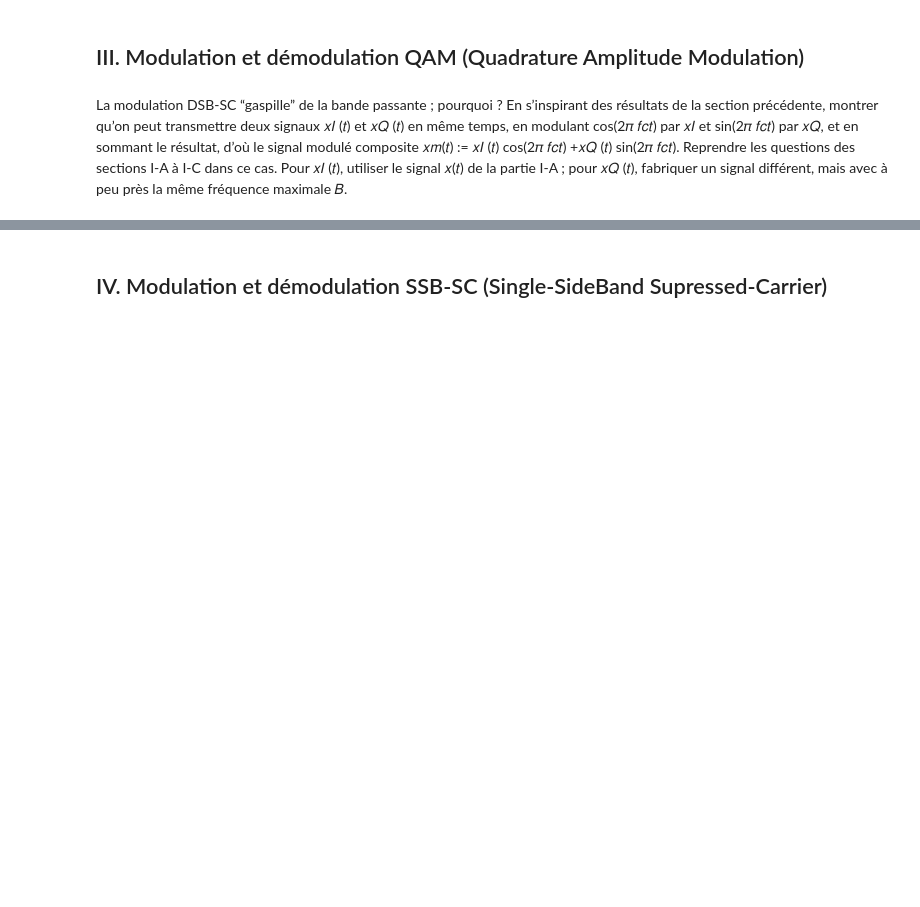
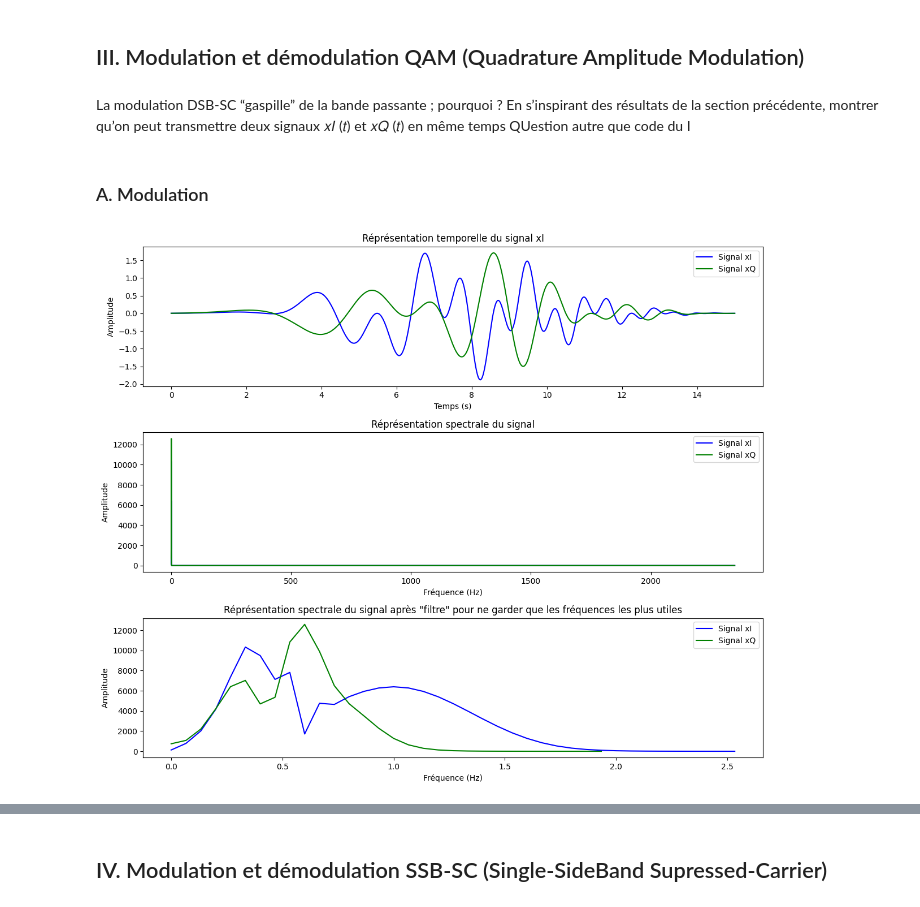
Before and after one commit to TomSchippke/PROJETS_S2, a Jupyter notebook: Mini_Projet_LAGARDE_SCHIPPKE.ipynb, the cells around one changed output, grey strips where cells are left out. Drawn from its saved outputs; the diff is of its cells as text; code cells hidden in the pictures; blank space fills up the shorter version.

```diff
--- a/Mini_Projet_LAGARDE_SCHIPPKE.ipynb
+++ b/Mini_Projet_LAGARDE_SCHIPPKE.ipynb
@@ -567,9 +580,77 @@ fréquentielle ?
 La modulation DSB-SC “gaspille” de la bande passante ;
 pourquoi ? En s’inspirant des résultats de la section précédente,
 montrer qu’on peut transmettre deux signaux 𝑥𝐼 (𝑡) et 𝑥𝑄 (𝑡)
-en même temps, en modulant cos(2𝜋 𝑓𝑐𝑡) par 𝑥𝐼 et sin(2𝜋 𝑓𝑐𝑡)
-par 𝑥𝑄, et en sommant le résultat, d’où le signal modulé composite 𝑥𝑚(𝑡) := 𝑥𝐼 (𝑡) cos(2𝜋 𝑓𝑐𝑡) +𝑥𝑄 (𝑡) sin(2𝜋 𝑓𝑐𝑡). Reprendre
-les questions des sections I-A à I-C dans ce cas.
-Pour 𝑥𝐼 (𝑡), utiliser le signal 𝑥(𝑡) de la partie I-A ; pour
-𝑥𝑄 (𝑡), fabriquer un signal différent, mais avec à peu près la
-même fréquence maximale 𝐵.
+en même temps
+QUestion autre que code du I
+# %% [markdown]
+### A. Modulation
+# %%
+fc = 47.0 # carrier frequency
+finfty = fc*1e2 # very high "continuous" frequency
+T = 15. # duration of signal
+N = round(finfty*T) # number of samples
+
+t = np.arange(0.0, N)/finfty
+pulsation1 = 2*np.pi*t/T
+pulsation2 = 2*np.pi/np.sqrt(7)*t/T
+
+xRawI = np.cos(pulsation1*t) + np.sin(pulsation2*t)
+xRawQ = np.cos(pulsation1*t*3/5) + np.cos(pulsation2*t*10/9)
+
+
+window = sig.windows.kaiser(N,9)
+xI = xRawI*window
+xQ = xRawQ*window
+
+
+plt.figure(figsize=(12, 10))
+
+#Représentation temporelle du signal
+plt.subplot(3, 1, 1)
+plt.plot(t,xI,color='blue', label='Signal xI')
+plt.plot(t,xQ, color ='green', label='Signal xQ')
+
+plt.xlabel('Temps (s)')
+plt.ylabel('Amplitude')
+plt.title('Réprésentation temporelle du signal xI')
+plt.legend(loc='upper right')
+
+#Représentation de la fft du signal
+
+XI=np.fft.fft(xI)
+freqI=np.fft.fftfreq(N, d=1/finfty)
+XQ=np.fft.fft(xQ)
+freqQ=np.fft.fftfreq(N, d=1/finfty)
+
+
+
+plt.subplot(3,1, 2)
+plt.plot(freqI[:N//2],np.abs(XI[:N//2]), color='blue', label='Signal xI')
+plt.plot(freqQ[:N//2],np.abs(XQ[:N//2]), color ='green', label='Signal xQ')
+
+plt.xlabel('Fréquence (Hz)')
+plt.ylabel('Amplitude')
+plt.title('Réprésentation spectrale du signal')
+plt.legend(loc='upper right')
+
+indice_à_garderI = np.abs(XI) > 1
+X_tildI=XI[indice_à_garderI]
+freq_tildI=freqI[indice_à_garderI]
+indice_à_garderQ = np.abs(XQ) > 1
+X_tildQ=XQ[indice_à_garderQ]
+freq_tildQ=freqQ[indice_à_garderQ]
+
+
+plt.subplot(3, 1, 3)
+plt.plot(freq_tildI[freq_tildI>=0],np.abs(X_tildI[freq_tildI>=0]), color ='blue', label='Signal xI')
+plt.plot(freq_tildQ[freq_tildQ>=0],np.abs(X_tildQ[freq_tildQ>=0]), color ='green', label='Signal xQ')
+plt.xlabel('Fréquence (Hz)')
+plt.ylabel('Amplitude')
+plt.title('Réprésentation spectrale du signal après "filtre" pour ne garder que les fréquences les plus utiles')
+plt.legend(loc='upper right')
+
+
+plt.tight_layout()
+plt.show()
+# %% [output]
+[figure, added]
```
Also changed, not shown: parts of 8 cells of this notebook.
